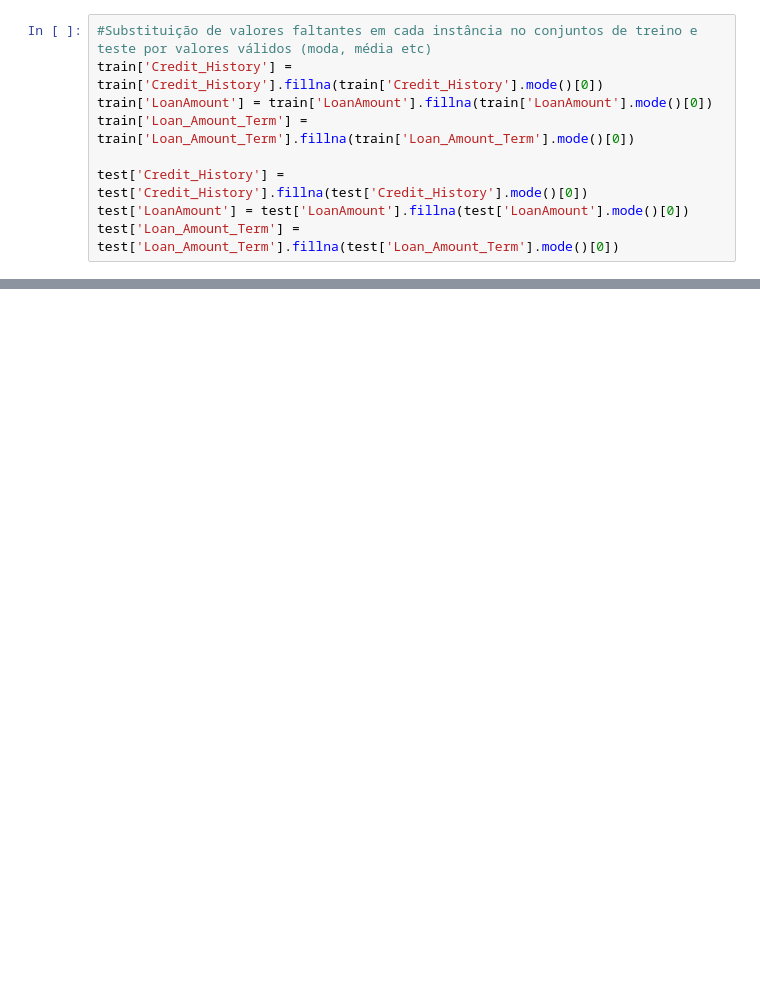
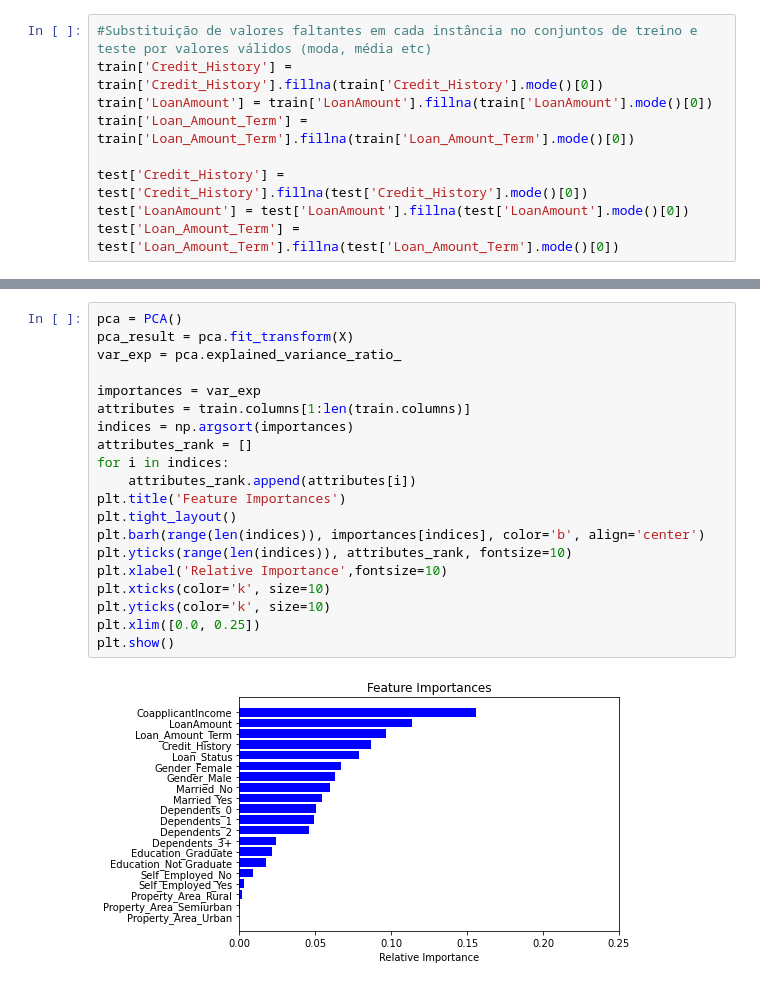
Before and after one commit to mauriciosobrinho/credit-risk-predict, a Jupyter notebook: models/credit-risk-model.ipynb, the cells around one changed output, grey strips where cells are left out. Saved outputs shown, nothing was run; the diff lists cells and outputs as text; blank space fills up the shorter version.

```diff
--- a/models/credit-risk-model.ipynb
+++ b/models/credit-risk-model.ipynb
@@ -90,0 +312,22 @@ y_pred = model.predict(x_test)
+# %%
+pca = PCA()
+pca_result = pca.fit_transform(X)
+var_exp = pca.explained_variance_ratio_
+
+importances = var_exp
+attributes = train.columns[1:len(train.columns)]
+indices = np.argsort(importances)
+attributes_rank = []
+for i in indices:
+    attributes_rank.append(attributes[i])
+plt.title('Feature Importances')
+plt.tight_layout()
+plt.barh(range(len(indices)), importances[indices], color='b', align='center')
+plt.yticks(range(len(indices)), attributes_rank, fontsize=10)
+plt.xlabel('Relative Importance',fontsize=10)
+plt.xticks(color='k', size=10)
+plt.yticks(color='k', size=10)
+plt.xlim([0.0, 0.25])
+plt.show()
+# %% [output]
+[figure, added]
```
Also changed, not shown: parts of 21 cells of this notebook.
